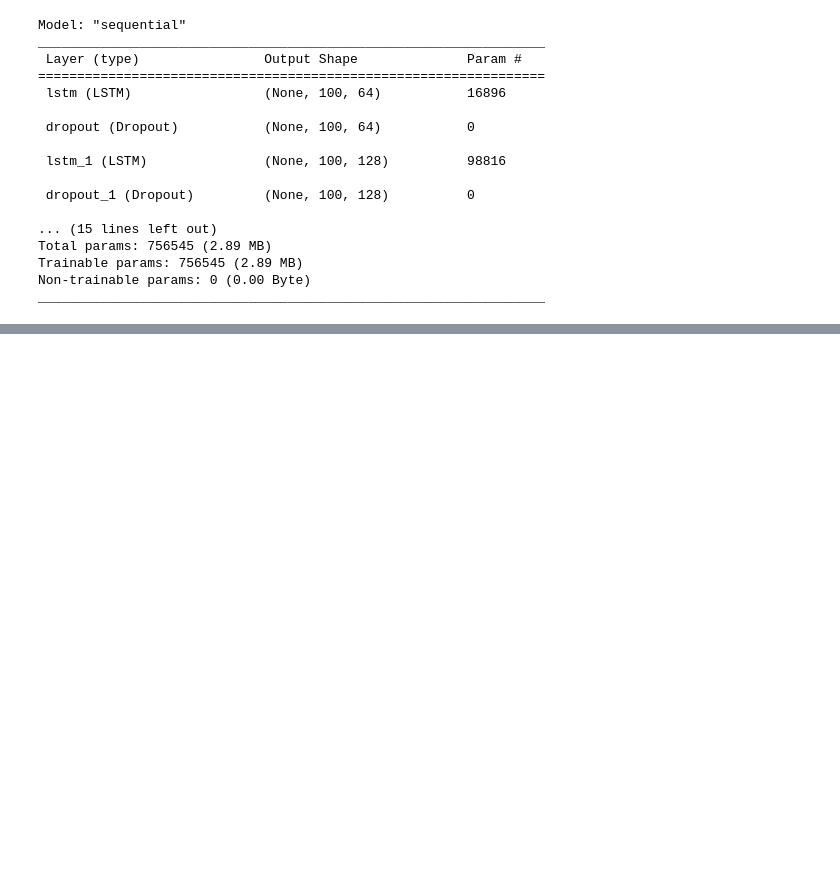
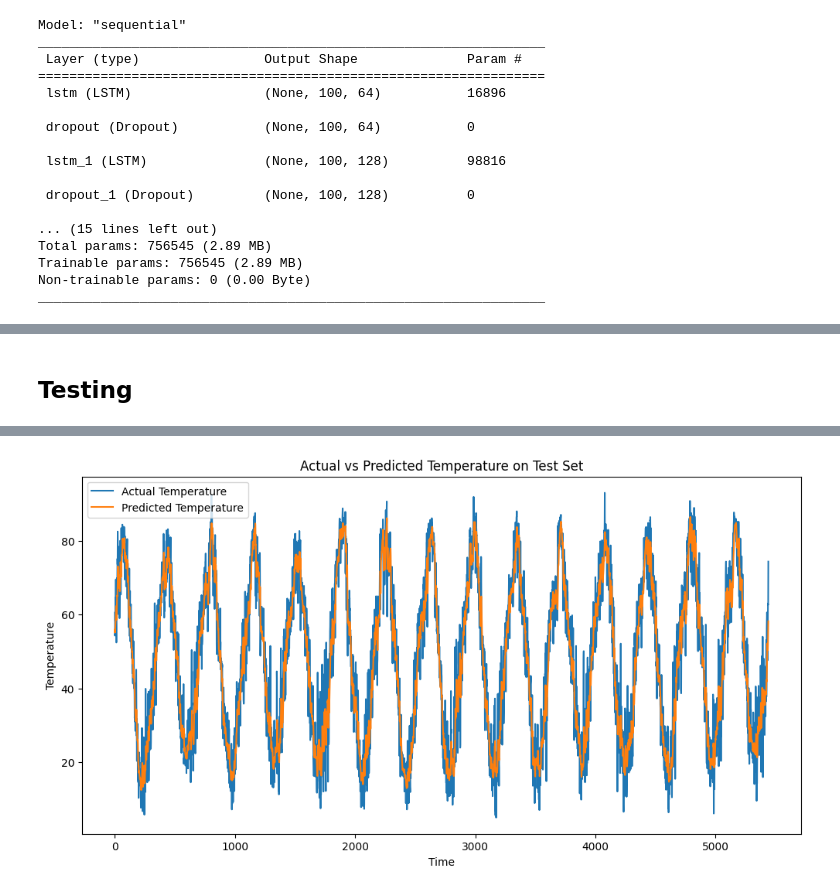
Before and after one commit to maybeitsai/DailyTemperature-LSTM, a Jupyter notebook: project_timeseries_LSTM.ipynb, the cells around one changed output, grey strips where cells are left out. Saved outputs shown, nothing was run; the diff lists cells and outputs as text; code cells hidden in the pictures; blank space fills up the shorter version.

Commit message:
Add Testing

```diff
--- a/project_timeseries_LSTM.ipynb
+++ b/project_timeseries_LSTM.ipynb
@@ -281,0 +296,16 @@ plt.show()
+# %% [markdown]
+## Testing
+# %%
+y_pred = model.predict(X_test)
+y_pred_actual = sc.inverse_transform(y_pred)
+y_test_actual = sc.inverse_transform(y_test.reshape(-1, 1))
+
+plt.figure(figsize=(12, 6))
+plt.plot(y_test_actual, label='Actual Temperature')
+plt.plot(y_pred_actual, label='Predicted Temperature')
+plt.title('Actual vs Predicted Temperature on Test Set')
+plt.xlabel('Time')
+plt.ylabel('Temperature')
+plt.legend()
+plt.show()
+# %% [output]
@@ -281,0 +313 @@ plt.show()
+[figure, added]
```
Also changed, not shown: parts of 11 cells of this notebook, 1 other file.
